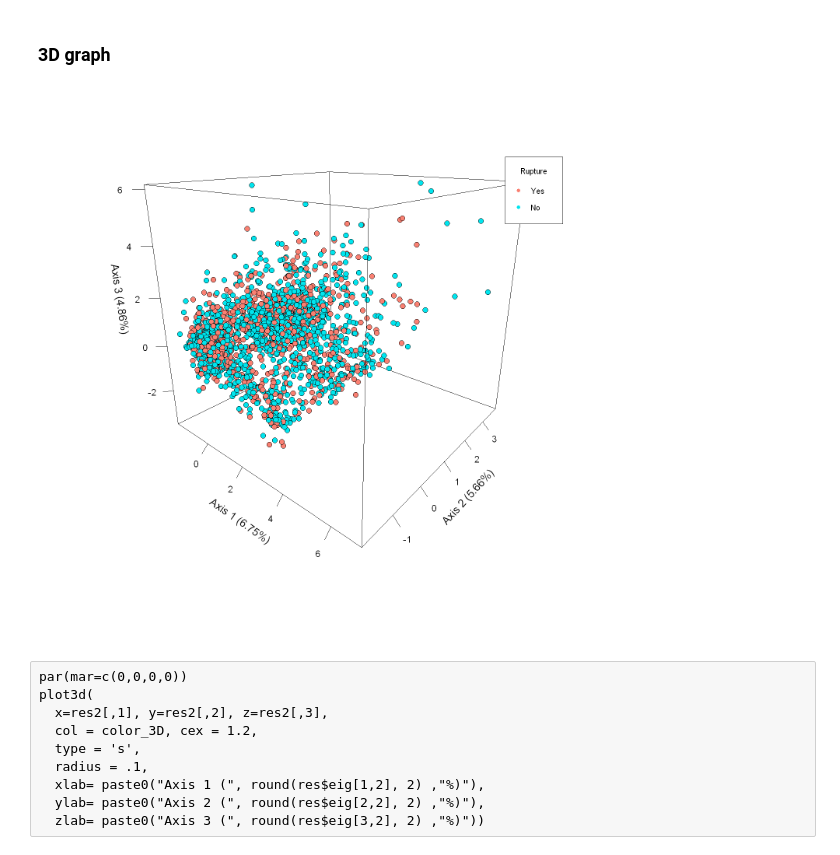
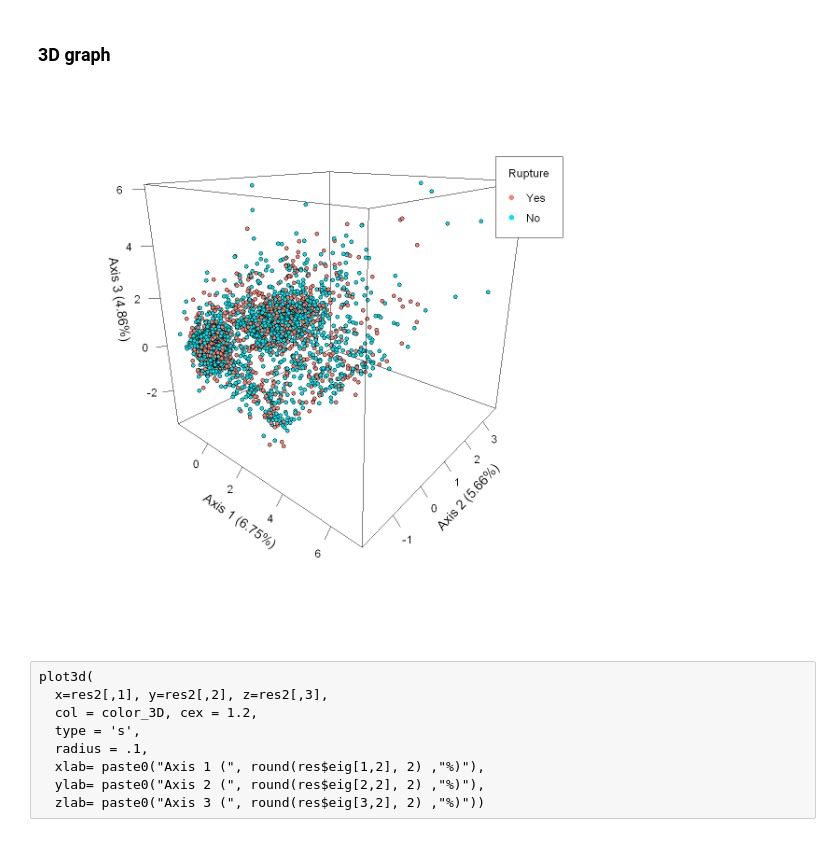
Before and after one commit to ICAN-aneurysms/RIA-predict, a Jupyter notebook: notebooks/2-Factor-Analysis-for-Mixed-Data.ipynb, the cells around one changed output. Cells and saved outputs as stored; diff of their text form; code cells hidden in the pictures.

```diff
--- a/notebooks/2-Factor-Analysis-for-Mixed-Data.ipynb
+++ b/notebooks/2-Factor-Analysis-for-Mixed-Data.ipynb
@@ -105,22 +105,21 @@ color_3D <- 1:length(res2$rupture)
 color_3D <- replace(color_3D, which(res2$rupture == "Yes"), "salmon")
 color_3D <- replace(color_3D, which(res2$rupture == "No"), "turquoise2")
 # %%
-options(repr.plot.width = 12, repr.plot.height = 12)
-scatter3D(res2[,1], res2[,2], res2[,3], pch = 21, cex.axis = 1.2, cex.lab = 1.4,  cex = 1.5,
+options(repr.plot.width = 10, repr.plot.height = 10)
+scatter3D(res2[,1], res2[,2], res2[,3], pch = 21, cex.axis = 1.2, cex.lab = 1.4,  cex = 1,
           col = "black", bg = color_3D, colkey = FALSE, cex = 1.2,
           xlab = paste0("Axis 1 (", round(res$eig[1,2], 2) ,"%)"),
           ylab = paste0("Axis 2 (", round(res$eig[2,2], 2) ,"%)"),
           zlab = paste0("Axis 3 (", round(res$eig[3,2], 2) ,"%)"),
           ticktype = "detailed",
           phi = 20, # change l'angle de vue axe 3, par défaut 40
           theta = 40, # change l'angle de vue axe 1, par défaut 40
           bty = "f")
-legend("topright", legend = c("Yes", "No"), title = "Rupture", cex = 1,
+legend("topright", legend = c("Yes", "No"), title = "Rupture", cex = 1.2,
        col =  c("salmon", "turquoise2"), pch = 16)
 # %% [output]
-[figure, old version]
+[figure, new version]
 # %% [raw]
-par(mar=c(0,0,0,0))
 plot3d(
   x=res2[,1], y=res2[,2], z=res2[,3],
   col = color_3D, cex = 1.2,
```
Also changed, not shown: parts of 1 cell of this notebook, 5 other files.
